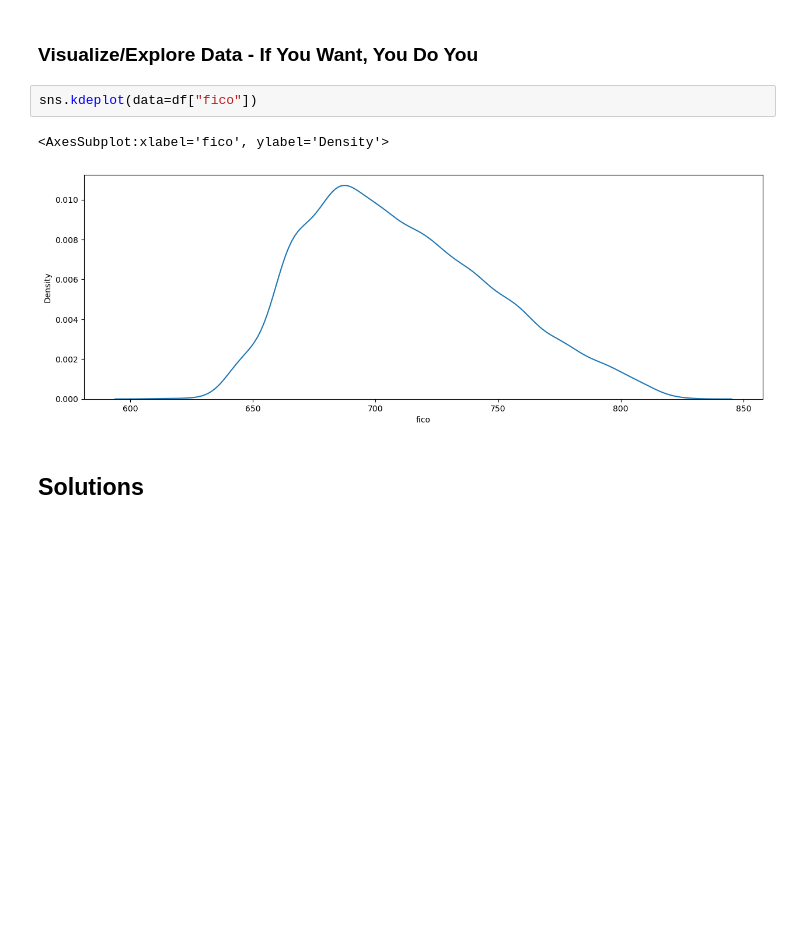
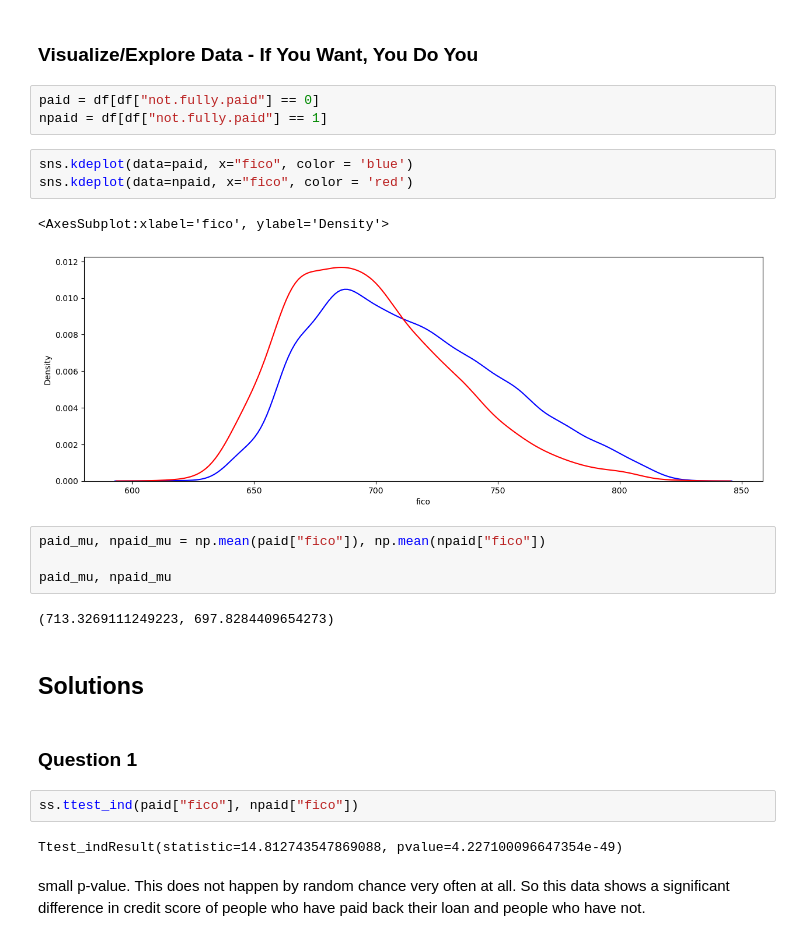
Before and after one commit to Pizza1119/DATA_3450_Quiz_2, a Jupyter notebook: quiz_2_1221_start.ipynb, the cells around one changed output. Saved outputs shown, nothing was run; the diff lists cells and outputs as text; blank space fills up the shorter version.

```diff
--- a/quiz_2_1221_start.ipynb
+++ b/quiz_2_1221_start.ipynb
@@ -62,10 +64,28 @@ df.head()
 | 4 | 1 | credit_card | 0.1426 | 102.92 | 11.299732 | 14.97 | 667 | 4066.000000 | ... |
 # %% [markdown]
 ### Visualize/Explore Data - If You Want, You Do You
-# %%
-sns.kdeplot(data=df["fico"])
-# %% [output]
-<AxesSubplot:xlabel='fico', ylabel='Density'>
-[figure, removed]
+# %%
+paid = df[df["not.fully.paid"] == 0]
+npaid = df[df["not.fully.paid"] == 1]
+# %%
+sns.kdeplot(data=paid, x="fico", color = 'blue')
+sns.kdeplot(data=npaid, x="fico", color = 'red')
+# %% [output]
+<AxesSubplot:xlabel='fico', ylabel='Density'>
+[figure, added]
+# %%
+paid_mu, npaid_mu = np.mean(paid["fico"]), np.mean(npaid["fico"])
+
+paid_mu, npaid_mu
+# %% [output]
+(713.3269111249223, 697.8284409654273)
 # %% [markdown]
 ## Solutions
+# %% [markdown]
+### Question 1 ###
+# %%
+ss.ttest_ind(paid["fico"], npaid["fico"])
+# %% [output]
+Ttest_indResult(statistic=14.812743547869088, pvalue=4.227100096647354e-49)
+# %% [markdown]
+small p-value. This does not happen by random chance very often at all. So this data shows a significant difference in credit score of people who have paid back their loan and people who have not.
```
Also changed, not shown: parts of 27 cells of this notebook.
